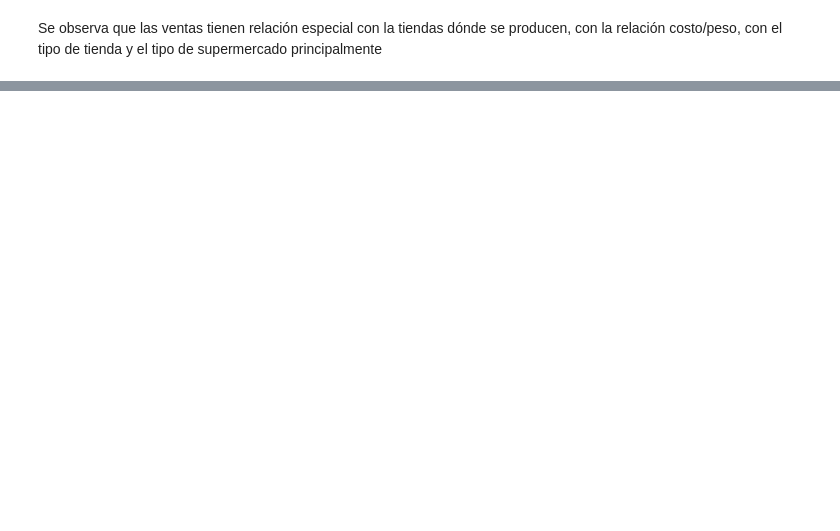
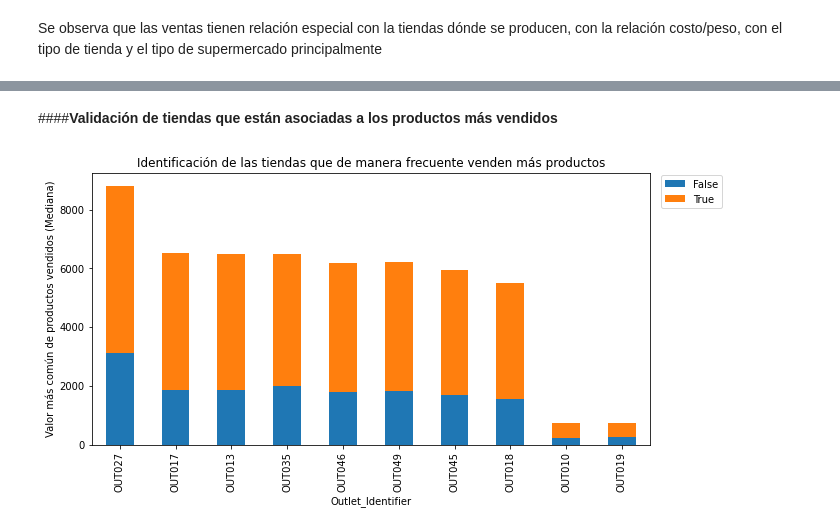
Before and after one commit to smaciasg/Ejercicios_DataScience_Coding_Dojo, a Jupyter notebook: Predicciones_de_ventas_alimenticias.ipynb, the cells around one changed output, grey strips where cells are left out. Saved outputs shown, nothing was run; the diff lists cells and outputs as text; code cells hidden in the pictures; blank space fills up the shorter version.

```diff
--- a/Predicciones_de_ventas_alimenticias.ipynb
+++ b/Predicciones_de_ventas_alimenticias.ipynb
@@ -597,0 +878,13 @@ Se observa que las ventas tienen relación especial con la tiendas dónde se pro
+# %% [markdown]
+####**Validación de tiendas que están asociadas a los productos más vendidos**
+# %%
+data_top_total = data_predicciones.pivot_table(index=['Outlet_Identifier'],columns=['producto_20top'] ,values=['Item_Outlet_Sales'], aggfunc=np.median, fill_value=0 )
+data_top_total['total_top'] = data_top_total['Item_Outlet_Sales'][1]
+data_top_total= data_top_total.sort_values(by='total_top', ascending=False).plot(kind='bar',stacked=True, figsize=(10,5),y='Item_Outlet_Sales')
+plt.title('Identificación de las tiendas que de manera frecuente venden más productos')
+plt.ylabel('Valor más común de productos vendidos (Mediana)')
+plt.legend(loc=(1.02,0.87))
+plt.show()
+#Es claro que la tienda que de manera frecuente vende más productos es la OUT027, seguido de las tiendas OUT017, OUT013
+# %% [output]
+[figure, added]
```
Also changed, not shown: parts of 43 cells of this notebook.
